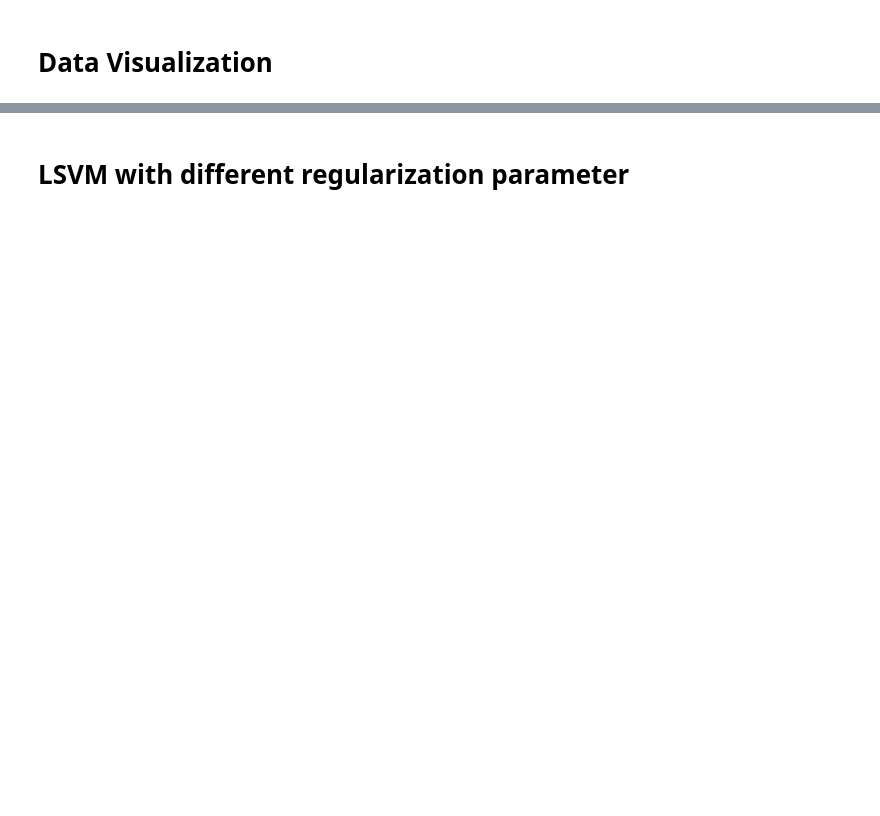
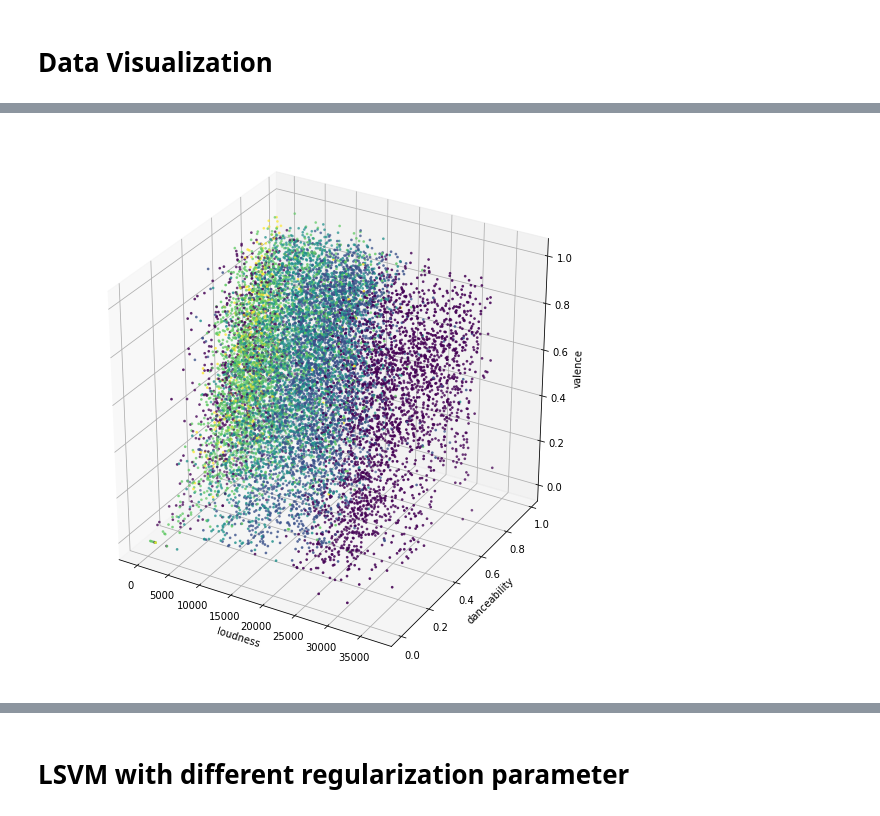
Before and after one commit to sumandutta8877/DATA-Analytics, a Jupyter notebook: DA_2021.ipynb, the cells around one changed output, grey strips where cells are left out. Drawn from its saved outputs; the diff is of its cells as text; code cells hidden in the pictures; blank space fills up the shorter version.

```diff
--- a/DA_2021.ipynb
+++ b/DA_2021.ipynb
@@ -78,3 +110,14 @@ scatter = pd.plotting.scatter_matrix(X_train,c=y_train,s=40,hist_kwds={'bins':15
+# %%
+fig = plt.figure(figsize=(10,10))
+ax = fig.add_subplot(111,projection = '3d')
+ax.scatter(X_train['days older'],X_train['danceability'],X_train['valence'], c=y_train,s=3)
+ax.set_xlabel('loudness')
+ax.set_ylabel('days older')
+ax.set_ylabel('danceability')
+ax.set_zlabel('valence')
+plt.show()
+# %% [output]
+[figure, added]
 # %%
 fig = plt.figure(figsize=(10,10))
 ax = fig.add_subplot(111,projection = '3d')
```
Also changed, not shown: parts of 13 cells of this notebook.
